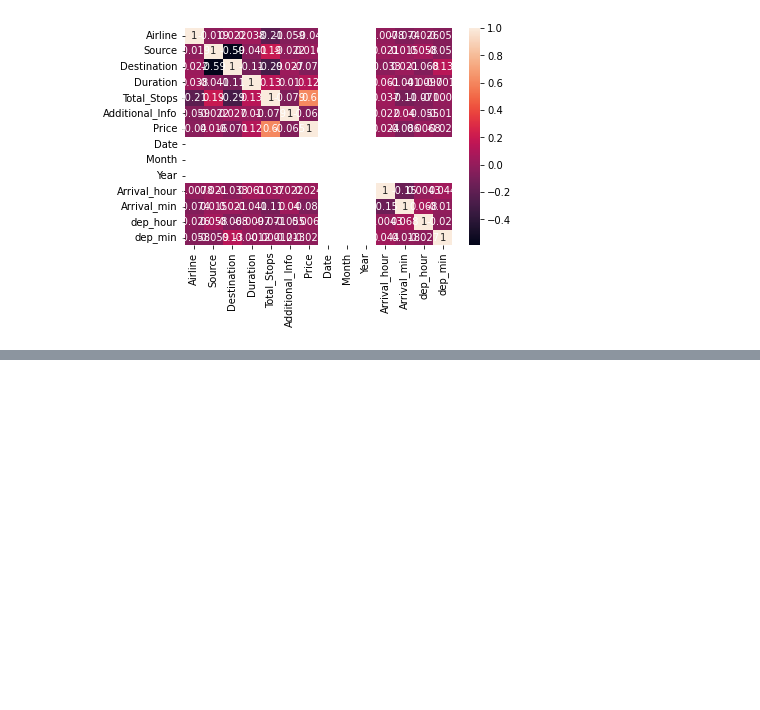
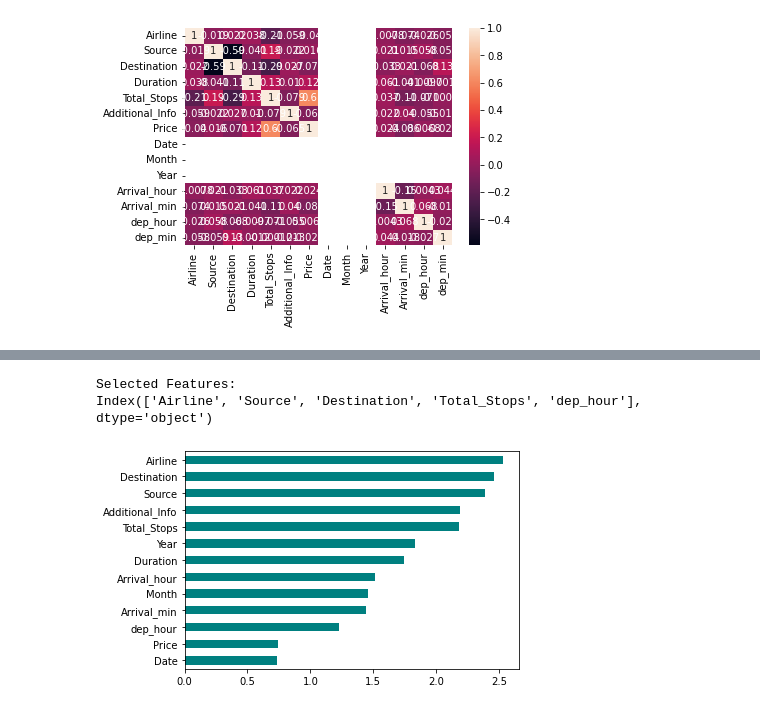
Before and after one commit to Fender2003/FlightPrediction, a Jupyter notebook: flights.ipynb, the cells around one changed output, grey strips where cells are left out. Drawn from its saved outputs; the diff is of its cells as text; code cells hidden in the pictures; blank space fills up the shorter version.

Commit message:
feature selection

```diff
--- a/flights.ipynb
+++ b/flights.ipynb
@@ -271,0 +320,43 @@ plt.show()
+# %%
+#1 FEATURE SELECTION
+
+from sklearn.feature_selection import RFE
+from sklearn.linear_model import LinearRegression
+
+X_init = final_df[final_df.columns]
+X = X_init.drop('Price', axis=1)
+y = final_df['Price']
+
+X = X.loc[:10593]
+y = y.loc[:10593]
+
+
+# Assume you have your feature matrix X and target variable y
+# Create a linear regression model
+
+model = LinearRegression()
+
+# Create an RFE object with the model and desired number of features to select
+rfe = RFE(model, n_features_to_select=5)
+# Adjust the number of features as per your requirement
+
+# Fit the RFE object to the data
+rfe.fit(X, y)
+
+
+selected_features = X.columns[rfe.support_]
+
+print("Selected Features:")
+print(selected_features)
+
+
+from sklearn.feature_selection import mutual_info_classif
+
+importance = mutual_info_classif(X, y)
+feature_importance = pd.Series(importance, final_df.columns[0:len(final_df.columns)-1]).sort_values()
+feature_importance.plot(kind='barh', color='teal')
+plt.show()
+# %% [output]
+Selected Features:
+Index(['Airline', 'Source', 'Destination', 'Total_Stops', 'dep_hour'], dtype='object')
+[figure, added]
```
Also changed, not shown: parts of 4 cells of this notebook.
